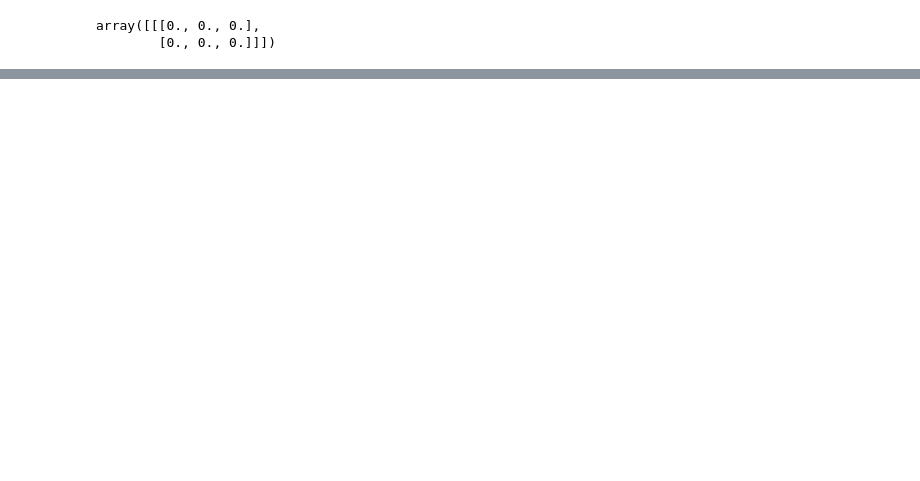
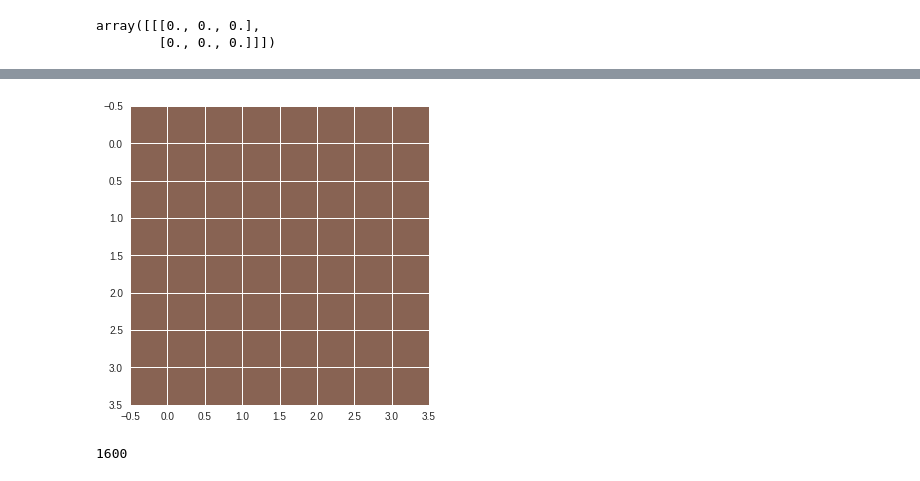
Before and after one commit to Navan0/imgMax, a Jupyter notebook: imgMx.ipynb, the cells around one changed output, grey strips where cells are left out. Drawn from its saved outputs; the diff is of its cells as text; code cells hidden in the pictures; blank space fills up the shorter version.

```diff
--- a/imgMx.ipynb
+++ b/imgMx.ipynb
@@ -76,0 +53,2 @@ a[0] = 68
+# %%
+c=np.zeros([4,4,3],dtype=np.uint8)
@@ -76,0 +77,9 @@ a[0] = 68
+# %%
+c[0:4] = facearr
+# %%
+c = Image.fromarray(c)
+# %%
+plt.imshow(c)
+plt.show()
+# %% [output]
+[figure, added]
@@ -76,0 +90,4 @@ a[0] = 68
+# %%
+h
+# %% [output]
+1600
```
Also changed, not shown: parts of 10 cells of this notebook.
